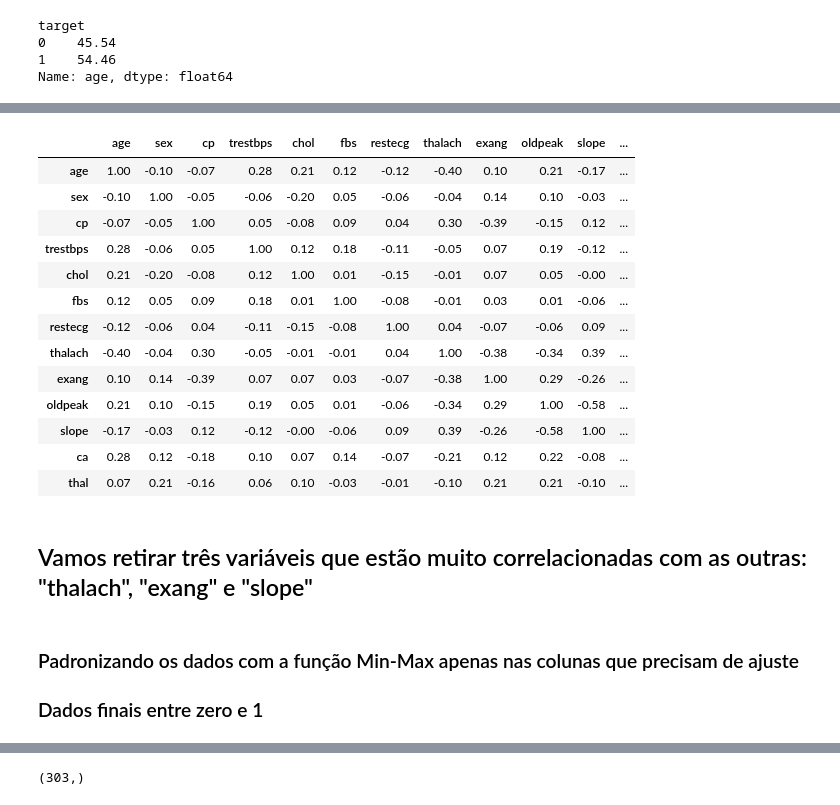
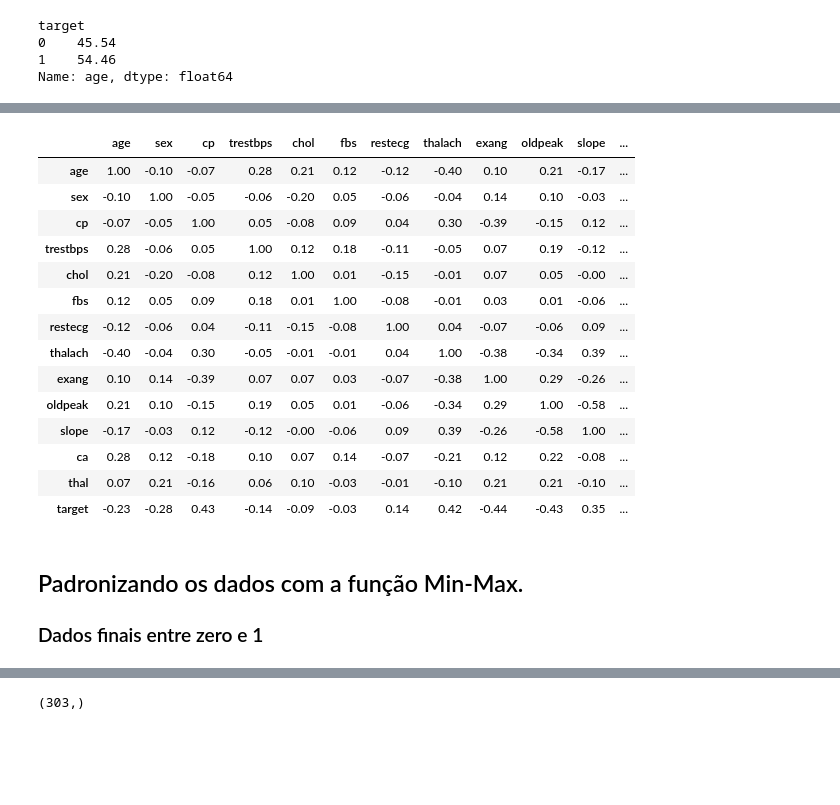
Before and after one commit to hgf777-br/trabalho-final-deep-learning, a Jupyter notebook: EX3_2_hgf.ipynb, the cells around one changed output, grey strips where cells are left out. Cells and saved outputs as stored; diff of their text form; code cells hidden in the pictures; blank space fills up the shorter version.

```diff
--- a/EX3_2_hgf.ipynb
+++ b/EX3_2_hgf.ipynb
@@ -129,25 +127,24 @@ fig.show()
 # %%
-corr = df.iloc[:,0:13].corr()
+corr = df.corr()
 corr.style.background_gradient(cmap='coolwarm').set_precision(2)
 # %% [output]
 |  | age | sex | cp | trestbps | chol | fbs | restecg | thalach | exang | oldpeak | slope | ... |
 | age | 1.00 | -0.10 | -0.07 | 0.28 | 0.21 | 0.12 | -0.12 | -0.40 | 0.10 | 0.21 | -0.17 | ... |
 | sex | -0.10 | 1.00 | -0.05 | -0.06 | -0.20 | 0.05 | -0.06 | -0.04 | 0.14 | 0.10 | -0.03 | ... |
 | cp | -0.07 | -0.05 | 1.00 | 0.05 | -0.08 | 0.09 | 0.04 | 0.30 | -0.39 | -0.15 | 0.12 | ... |
 | trestbps | 0.28 | -0.06 | 0.05 | 1.00 | 0.12 | 0.18 | -0.11 | -0.05 | 0.07 | 0.19 | -0.12 | ... |
 | chol | 0.21 | -0.20 | -0.08 | 0.12 | 1.00 | 0.01 | -0.15 | -0.01 | 0.07 | 0.05 | -0.00 | ... |
 | fbs | 0.12 | 0.05 | 0.09 | 0.18 | 0.01 | 1.00 | -0.08 | -0.01 | 0.03 | 0.01 | -0.06 | ... |
 | restecg | -0.12 | -0.06 | 0.04 | -0.11 | -0.15 | -0.08 | 1.00 | 0.04 | -0.07 | -0.06 | 0.09 | ... |
 | thalach | -0.40 | -0.04 | 0.30 | -0.05 | -0.01 | -0.01 | 0.04 | 1.00 | -0.38 | -0.34 | 0.39 | ... |
 | exang | 0.10 | 0.14 | -0.39 | 0.07 | 0.07 | 0.03 | -0.07 | -0.38 | 1.00 | 0.29 | -0.26 | ... |
 | oldpeak | 0.21 | 0.10 | -0.15 | 0.19 | 0.05 | 0.01 | -0.06 | -0.34 | 0.29 | 1.00 | -0.58 | ... |
 | slope | -0.17 | -0.03 | 0.12 | -0.12 | -0.00 | -0.06 | 0.09 | 0.39 | -0.26 | -0.58 | 1.00 | ... |
 | ca | 0.28 | 0.12 | -0.18 | 0.10 | 0.07 | 0.14 | -0.07 | -0.21 | 0.12 | 0.22 | -0.08 | ... |
 | thal | 0.07 | 0.21 | -0.16 | 0.06 | 0.10 | -0.03 | -0.01 | -0.10 | 0.21 | 0.21 | -0.10 | ... |
+| target | -0.23 | -0.28 | 0.43 | -0.14 | -0.09 | -0.03 | 0.14 | 0.42 | -0.44 | -0.43 | 0.35 | ... |
-# %% [markdown]
-## Vamos retirar três variáveis que estão muito correlacionadas com as outras: "thalach", "exang" e "slope"
 # %%
 df.drop(['thalach', 'exang', 'slope'], axis=1, inplace=True)
 # %% [markdown]
-### Padronizando os dados com a função Min-Max apenas nas colunas que precisam de ajuste
+## Padronizando os dados com a função Min-Max.
 ### Dados finais entre zero e 1
```
Also changed, not shown: parts of 28 cells of this notebook, 3 other files.
